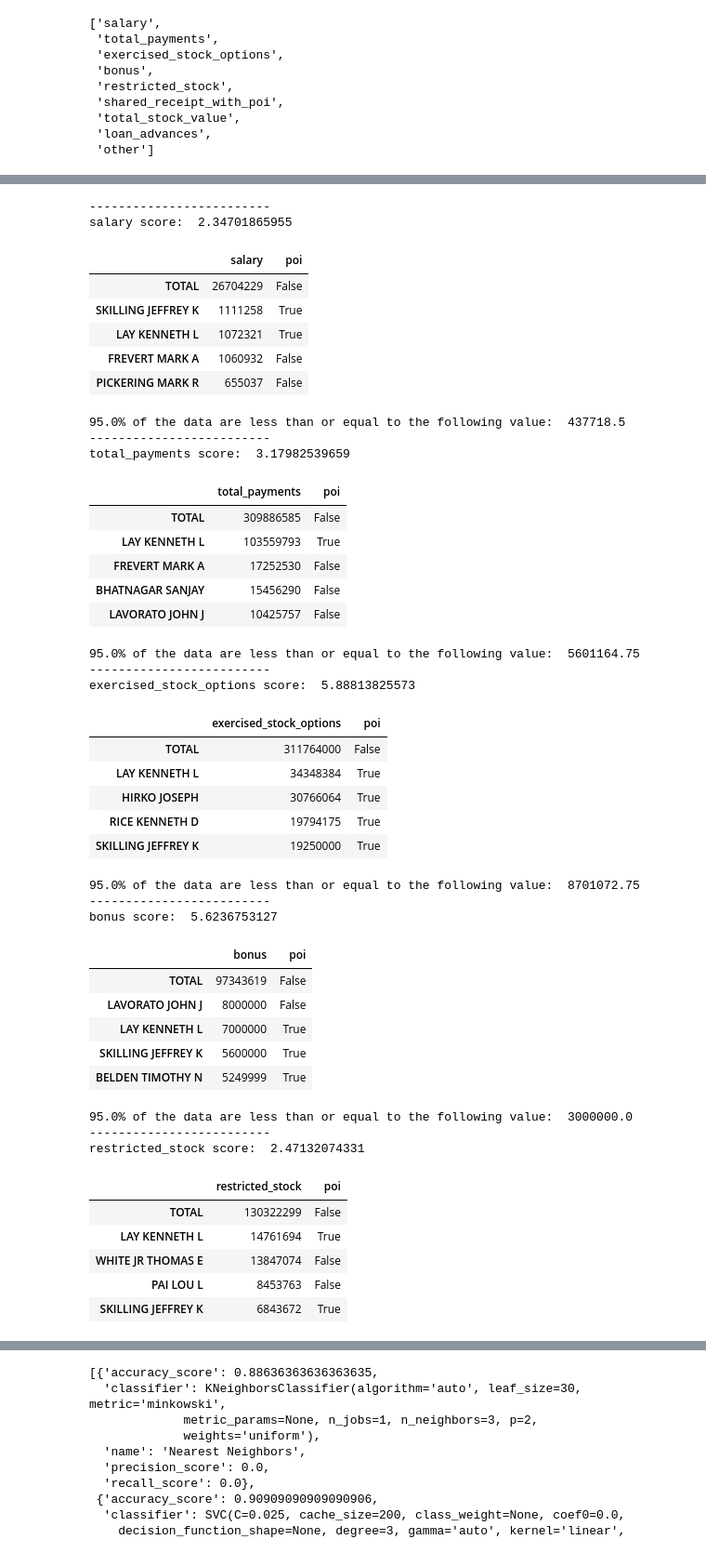
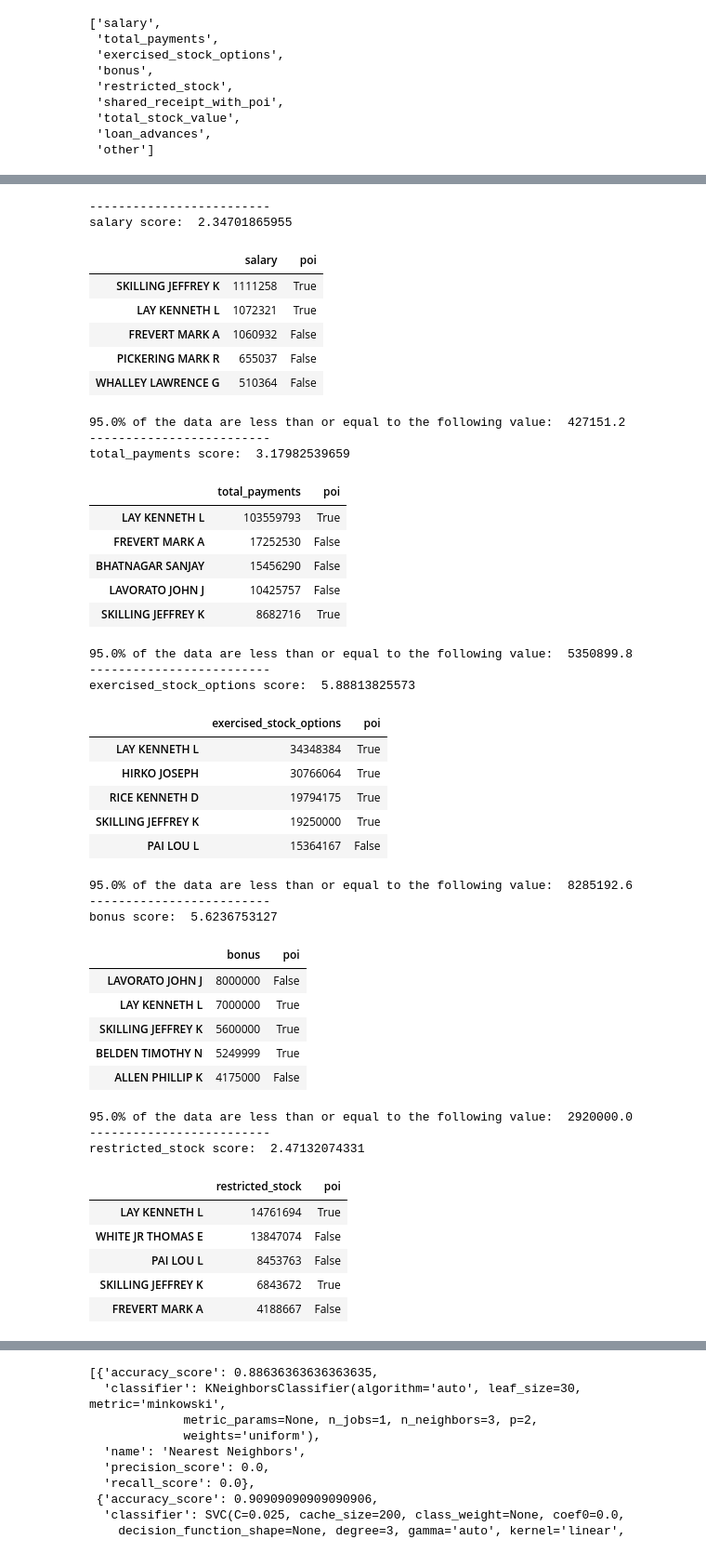
Before and after one commit to brunoassisp/Machine-Learning-project, a Jupyter notebook: Enron-ML-Project.ipynb, the cells around one changed output, grey strips where cells are left out. Shown: that part at 93% size. Cells and saved outputs as stored; diff of their text form; code cells hidden in the pictures.

```diff
--- a/Enron-ML-Project.ipynb
+++ b/Enron-ML-Project.ipynb
@@ -20,6 +20,7 @@ sys.path.append("../tools/")
 
 import pandas as pd
 from IPython.display import display
+from itertools import combinations
 
 from feature_format import featureFormat, targetFeatureSplit
 from tester import dump_classifier_and_data
@@ -32,9 +33,6 @@ with open("final_project_dataset.pkl", "r") as data_file:
 enron_df = pd.DataFrame.from_dict(data_dict, orient='index')
 display(enron_df.head(2))
 enron_df.info()
-
-### Removing an outlier identified in later sections
-enron_df_clnd = enron_df.drop('TOTAL')
 # %% [output]
 |  | salary | to_messages | deferral_payments | total_payments | exercised_stock_options | bonus | ... |
 | ALLEN PHILLIP K | 201955 | 2902 | 2869717 | 4484442 | 1729541 | 4175000 | ... |
@@ -59,0 +115,3 @@ memory usage: 24.1+ KB
+# %%
+### Removing identified outlier
+enron_df.drop('TOTAL', inplace=True)
@@ -104,11 +187,16 @@ features_test = scaler.transform(features_test)
 from sklearn.feature_selection import SelectKBest
 from sklearn.feature_selection import chi2
 
+### Number of features to be selected
+k = 9
+
 ### Creates and fits selector
-selector = SelectKBest(chi2, k=9)
+selector = SelectKBest(chi2, k=k)
 selector.fit(features_train, labels_train)
+
 ### Get idxs of columns to keep
 selected_idx = selector.get_support(indices=True)
+
 ### Applies selection over features
 features_train_selected = selector.transform(features_train)
 features_test_selected = selector.transform(features_test)
@@ -176,49 +235,48 @@ Let's analyse in the same way for the other selected variables.
 # %%
 for c in columns_list:
-    if c != 'loan advances':
-        feature_details(enron_df, c)
+    feature_details(enron_df, c)
 # %% [output]
 -------------------------
 salary score:  2.34701865955
 |  | salary | poi |
-| TOTAL | 26704229 | False |
 | SKILLING JEFFREY K | 1111258 | True |
 | LAY KENNETH L | 1072321 | True |
 | FREVERT MARK A | 1060932 | False |
 | PICKERING MARK R | 655037 | False |
+| WHALLEY LAWRENCE G | 510364 | False |
-95.0% of the data are less than or equal to the following value:  437718.5
+95.0% of the data are less than or equal to the following value:  427151.2
 -------------------------
 total_payments score:  3.17982539659
 |  | total_payments | poi |
-| TOTAL | 309886585 | False |
 | LAY KENNETH L | 103559793 | True |
 | FREVERT MARK A | 17252530 | False |
 | BHATNAGAR SANJAY | 15456290 | False |
 | LAVORATO JOHN J | 10425757 | False |
+| SKILLING JEFFREY K | 8682716 | True |
-95.0% of the data are less than or equal to the following value:  5601164.75
+95.0% of the data are less than or equal to the following value:  5350899.8
 -------------------------
 exercised_stock_options score:  5.88813825573
 |  | exercised_stock_options | poi |
-| TOTAL | 311764000 | False |
 | LAY KENNETH L | 34348384 | True |
 | HIRKO JOSEPH | 30766064 | True |
 | RICE KENNETH D | 19794175 | True |
 | SKILLING JEFFREY K | 19250000 | True |
+| PAI LOU L | 15364167 | False |
-95.0% of the data are less than or equal to the following value:  8701072.75
+95.0% of the data are less than or equal to the following value:  8285192.6
 -------------------------
 bonus score:  5.6236753127
 |  | bonus | poi |
-| TOTAL | 97343619 | False |
 | LAVORATO JOHN J | 8000000 | False |
 | LAY KENNETH L | 7000000 | True |
 | SKILLING JEFFREY K | 5600000 | True |
 | BELDEN TIMOTHY N | 5249999 | True |
+| ALLEN PHILLIP K | 4175000 | False |
-95.0% of the data are less than or equal to the following value:  3000000.0
+95.0% of the data are less than or equal to the following value:  2920000.0
 -------------------------
 restricted_stock score:  2.47132074331
 |  | restricted_stock | poi |
-| TOTAL | 130322299 | False |
 | LAY KENNETH L | 14761694 | True |
 | WHITE JR THOMAS E | 13847074 | False |
 | PAI LOU L | 8453763 | False |
 | SKILLING JEFFREY K | 6843672 | True |
+| FREVERT MARK A | 4188667 | False |
```
Also changed, not shown: parts of 23 cells of this notebook.
